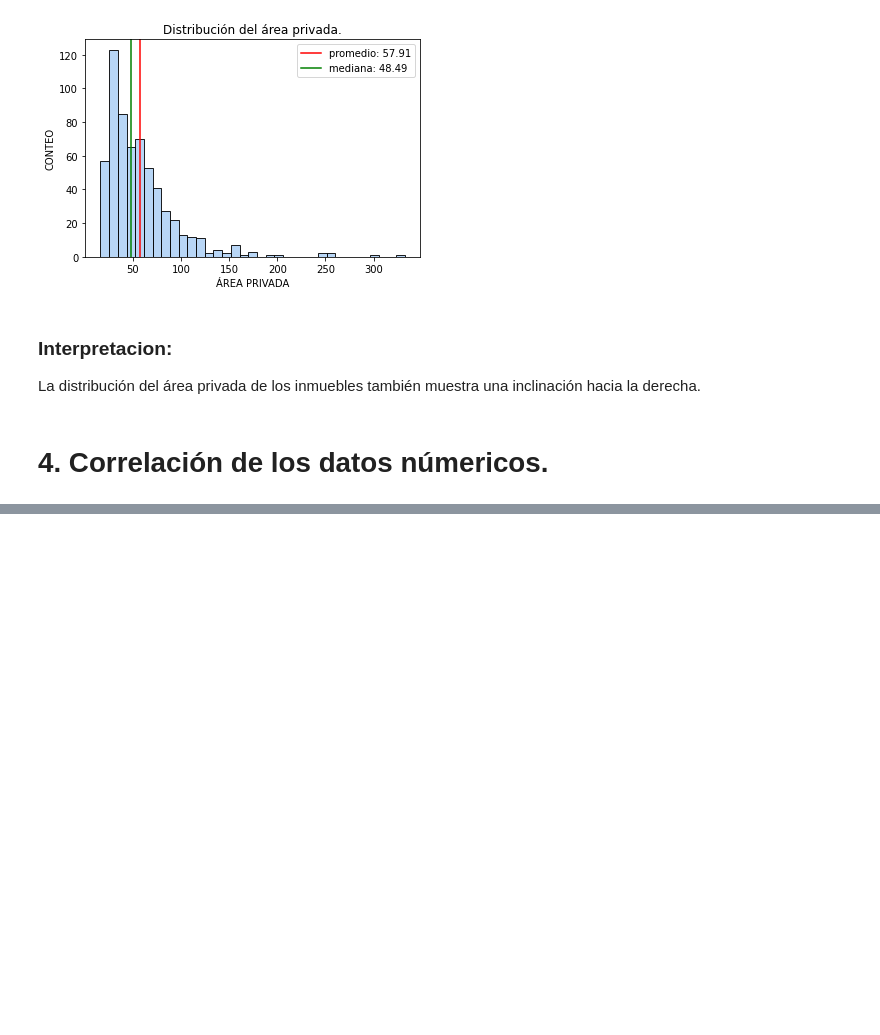
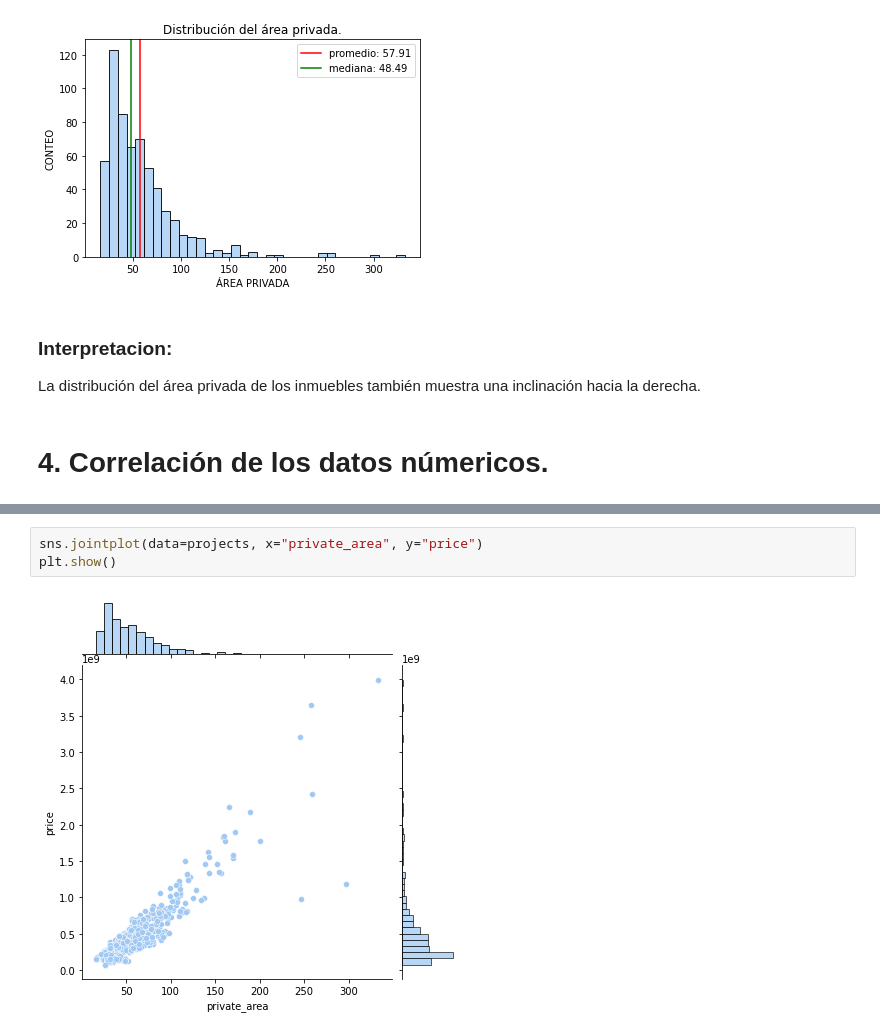
Before and after one commit to diegoestradamd/real_estate_analysis, a Jupyter notebook: main.ipynb, the cells around one changed output, grey strips where cells are left out. Saved outputs shown, nothing was run; the diff lists cells and outputs as text; blank space fills up the shorter version.

```diff
--- a/main.ipynb
+++ b/main.ipynb
@@ -319,0 +361,5 @@ La distribución del área privada de los inmuebles también muestra una inclina
+# %%
+sns.jointplot(data=projects, x="private_area", y="price")
+plt.show()
+# %% [output]
+[figure, added]
```
Also changed, not shown: parts of 5 cells of this notebook.
